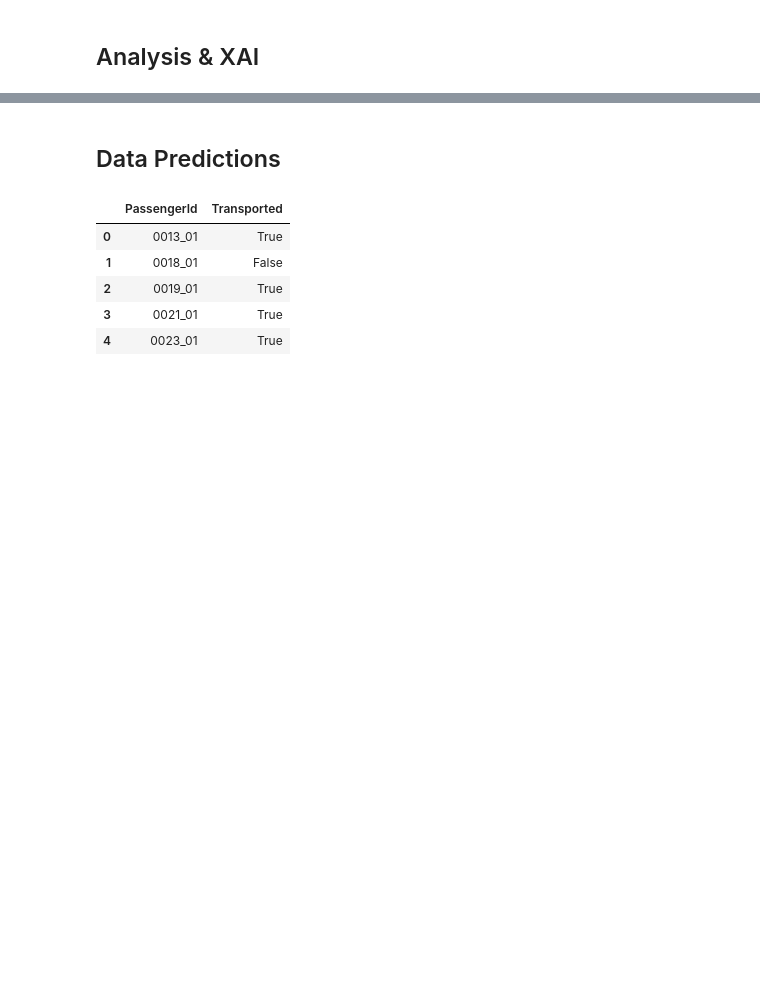
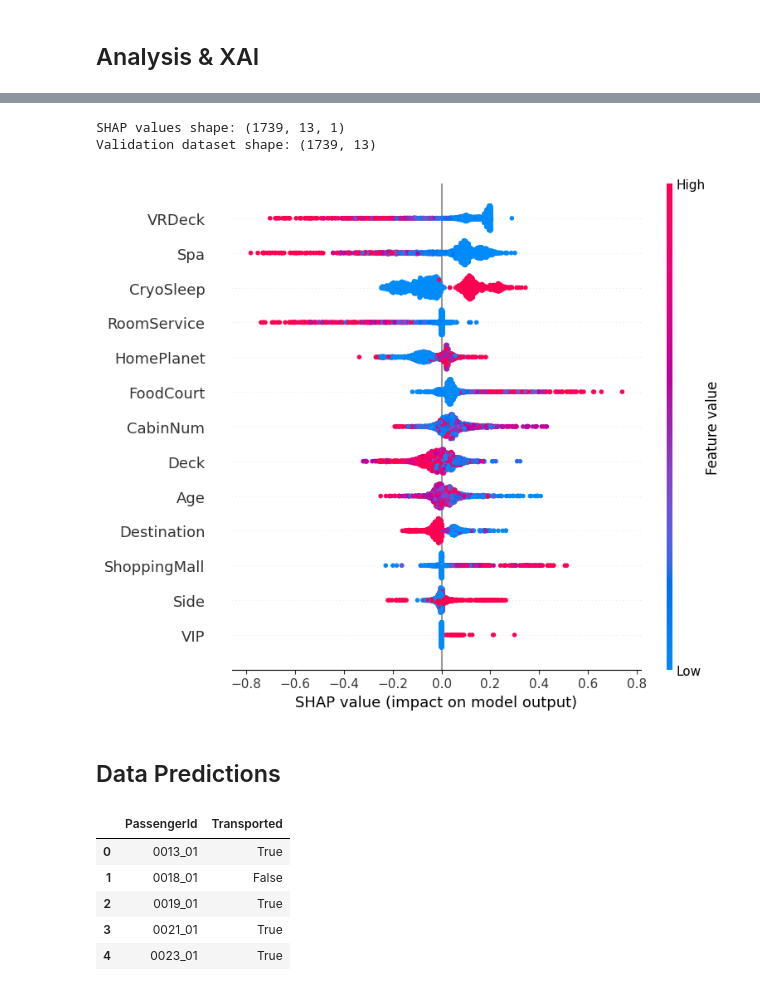
Before and after one commit to 7PAM2015-0509-2023-GROUP5/Kaggle_Challenge, a Jupyter notebook: Kaggle_Challenge_Notebook.ipynb, the cells around one changed output, grey strips where cells are left out. Drawn from its saved outputs; the diff is of its cells as text; code cells hidden in the pictures; blank space fills up the shorter version.

```diff
--- a/Kaggle_Challenge_Notebook.ipynb
+++ b/Kaggle_Challenge_Notebook.ipynb
@@ -624,0 +635,15 @@ weighted avg       0.80      0.80      0.80      1739
+# %%
+import h2o
+from h2o.automl import H2OAutoML
+h2o.init()
+train_h2o = h2o.H2OFrame(pd.concat([X_train, y_train], axis=1))
+valid_h2o = h2o.H2OFrame(pd.concat([X_val, y_val], axis=1))
+
+aml = H2OAutoML(max_runtime_secs=3600, seed=42)
+aml.train(y='Transported', training_frame=train_h2o, validation_frame=valid_h2o)
+
+# Leaderboard and Best Model
+lb = aml.leaderboard
+print(lb)
+
+best_model = aml.leader
@@ -627,3 +761,22 @@ weighted avg       0.80      0.80      0.80      1739
+# %%
+# Ensure the SHAP values are in the correct format
+if isinstance(shap_values, list):
+    shap_values = shap_values[0]
+
+# Check the shape of SHAP values and the validation dataset
+print(f"SHAP values shape: {shap_values.shape}")
+print(f"Validation dataset shape: {X_val_df.values.shape}")
+# %% [output]
+SHAP values shape: (1739, 13, 1)
+Validation dataset shape: (1739, 13)
+# %%
+# Reshape SHAP values to match the validation dataset shape
+shap_values = shap_values.reshape(X_val_df.values.shape)
+
+# Plot the SHAP summary plot
+shap.summary_plot(shap_values, X_val_df.values, feature_names=X_val_df.columns.tolist())
+# %% [output]
+[figure, added]
 # %% [markdown]
 ## Data Predictions
 # %%
```
Also changed, not shown: parts of 4 cells of this notebook.
